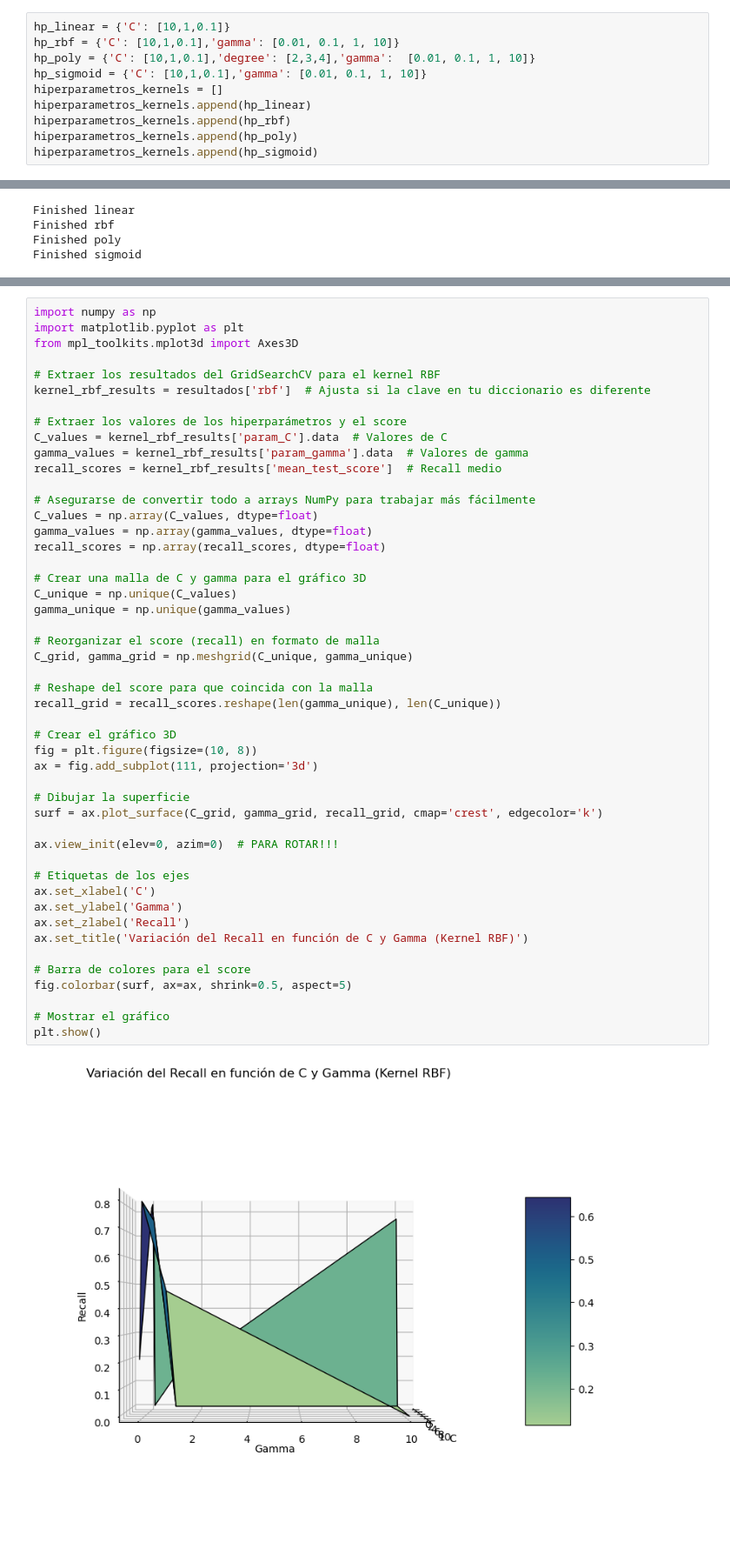
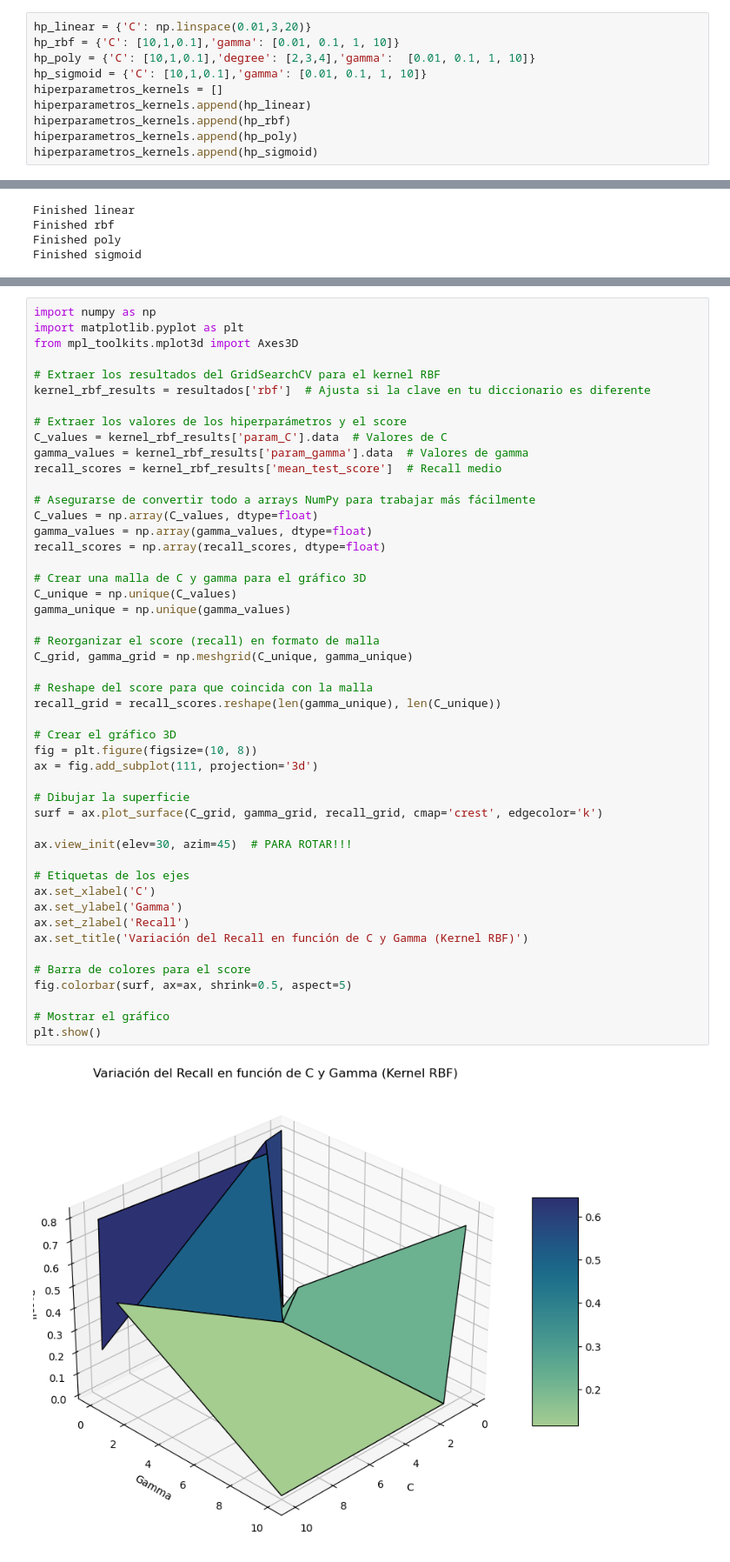
Before and after one commit to alvaar04/Tarea2ML, a Jupyter notebook: G08.ipynb, the cells around one changed output, grey strips where cells are left out. Shown: that part at 87% size. Saved outputs shown, nothing was run; the diff lists cells and outputs as text.

```diff
--- a/G08.ipynb
+++ b/G08.ipynb
@@ -250,5 +253,5 @@ Ahora vamos a ver como varía el *recall* en función de los hiperparámetros de
 # %%
-hp_linear = {'C': [10,1,0.1]}
+hp_linear = {'C': np.linspace(0.01,3,20)}
 hp_rbf = {'C': [10,1,0.1],'gamma': [0.01, 0.1, 1, 10]}
 hp_poly = {'C': [10,1,0.1],'degree': [2,3,4],'gamma':  [0.01, 0.1, 1, 10]}
 hp_sigmoid = {'C': [10,1,0.1],'gamma': [0.01, 0.1, 1, 10]}
@@ -305,33 +308,33 @@ recall_scores = np.array(recall_scores, dtype=float)
 # Crear una malla de C y gamma para el gráfico 3D
 C_unique = np.unique(C_values)
 gamma_unique = np.unique(gamma_values)
 
 # Reorganizar el score (recall) en formato de malla
 C_grid, gamma_grid = np.meshgrid(C_unique, gamma_unique)
 
 # Reshape del score para que coincida con la malla
 recall_grid = recall_scores.reshape(len(gamma_unique), len(C_unique))
 
 # Crear el gráfico 3D
 fig = plt.figure(figsize=(10, 8))
 ax = fig.add_subplot(111, projection='3d')
 
 # Dibujar la superficie
 surf = ax.plot_surface(C_grid, gamma_grid, recall_grid, cmap='crest', edgecolor='k')
 
-ax.view_init(elev=0, azim=0)  # PARA ROTAR!!!
+ax.view_init(elev=30, azim=45)  # PARA ROTAR!!!
 
 # Etiquetas de los ejes
 ax.set_xlabel('C')
 ax.set_ylabel('Gamma')
 ax.set_zlabel('Recall')
 ax.set_title('Variación del Recall en función de C y Gamma (Kernel RBF)')
 
 # Barra de colores para el score
 fig.colorbar(surf, ax=ax, shrink=0.5, aspect=5)
 
 # Mostrar el gráfico
 plt.show()
 # %% [output]
-[figure, old version]
+[figure, new version]
 # %%
```
Also changed, not shown: parts of 23 cells of this notebook.
